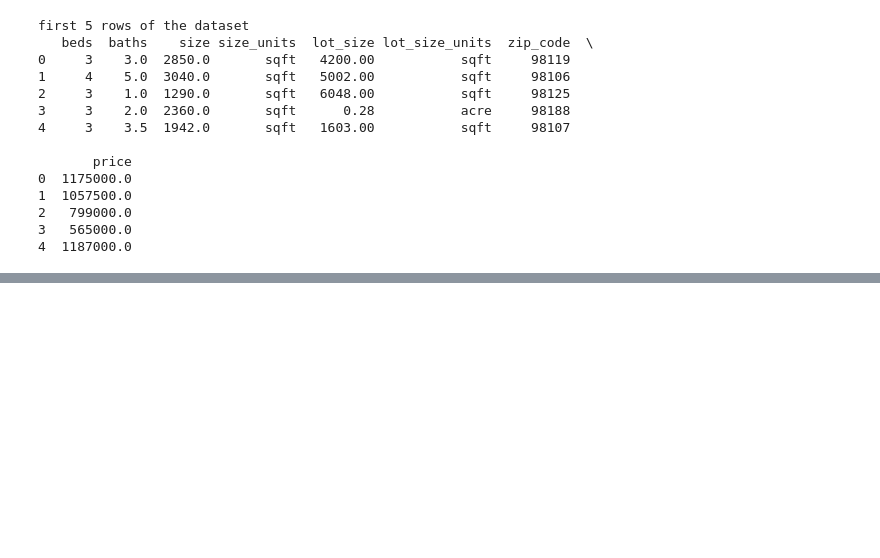
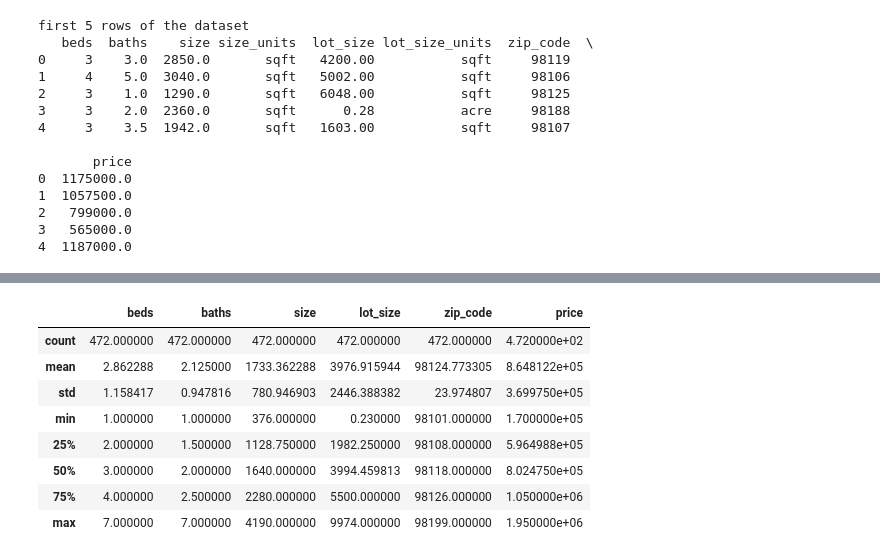
Before and after one commit to zahra-rajabi/ML_first_project, a Jupyter notebook: Zahra_rajabi_linear_regression.ipynb, the cells around one changed output, grey strips where cells are left out. Saved outputs shown, nothing was run; the diff lists cells and outputs as text; code cells hidden in the pictures; blank space fills up the shorter version.

```diff
--- a/Zahra_rajabi_linear_regression.ipynb
+++ b/Zahra_rajabi_linear_regression.ipynb
@@ -218,0 +54,31 @@ R-squared score: 0.5858313286858143
+# %%
+# Data cleaning - removing outliers based on IQR
+Q1_area = df['size'].quantile(0.25)
+Q3_area = df['size'].quantile(0.75)
+IQR_area = Q3_area - Q1_area
+
+Q1_price = df['price'].quantile(0.25)
+Q3_price = df['price'].quantile(0.75)
+IQR_price = Q3_price - Q1_price
+
+lower_bound_area = Q1_area - 1.5 * IQR_area
+upper_bound_area = Q3_area + 1.5 * IQR_area
+
+lower_bound_price = Q1_price - 1.5 * IQR_price
+upper_bound_price = Q3_price + 1.5 * IQR_price
+
+df_cleaned = df[(df['size'] >= lower_bound_area) & (df['size'] <= upper_bound_area) &
+                (df['price'] >= lower_bound_price) & (df['price'] <= upper_bound_price)]
+
+# Check the cleaned dataset
+df_cleaned.describe()
+# %% [output]
+|  | beds | baths | size | lot_size | zip_code | price |
+| count | 472.000000 | 472.000000 | 472.000000 | 472.000000 | 472.000000 | 4.720000e+02 |
+| mean | 2.862288 | 2.125000 | 1733.362288 | 3976.915944 | 98124.773305 | 8.648122e+05 |
+| std | 1.158417 | 0.947816 | 780.946903 | 2446.388382 | 23.974807 | 3.699750e+05 |
+| min | 1.000000 | 1.000000 | 376.000000 | 0.230000 | 98101.000000 | 1.700000e+05 |
+| 25% | 2.000000 | 1.500000 | 1128.750000 | 1982.250000 | 98108.000000 | 5.964988e+05 |
+| 50% | 3.000000 | 2.000000 | 1640.000000 | 3994.459813 | 98118.000000 | 8.024750e+05 |
+| 75% | 4.000000 | 2.500000 | 2280.000000 | 5500.000000 | 98126.000000 | 1.050000e+06 |
+| max | 7.000000 | 7.000000 | 4190.000000 | 9974.000000 | 98199.000000 | 1.950000e+06 |
```
Also changed, not shown: parts of 21 cells of this notebook.
